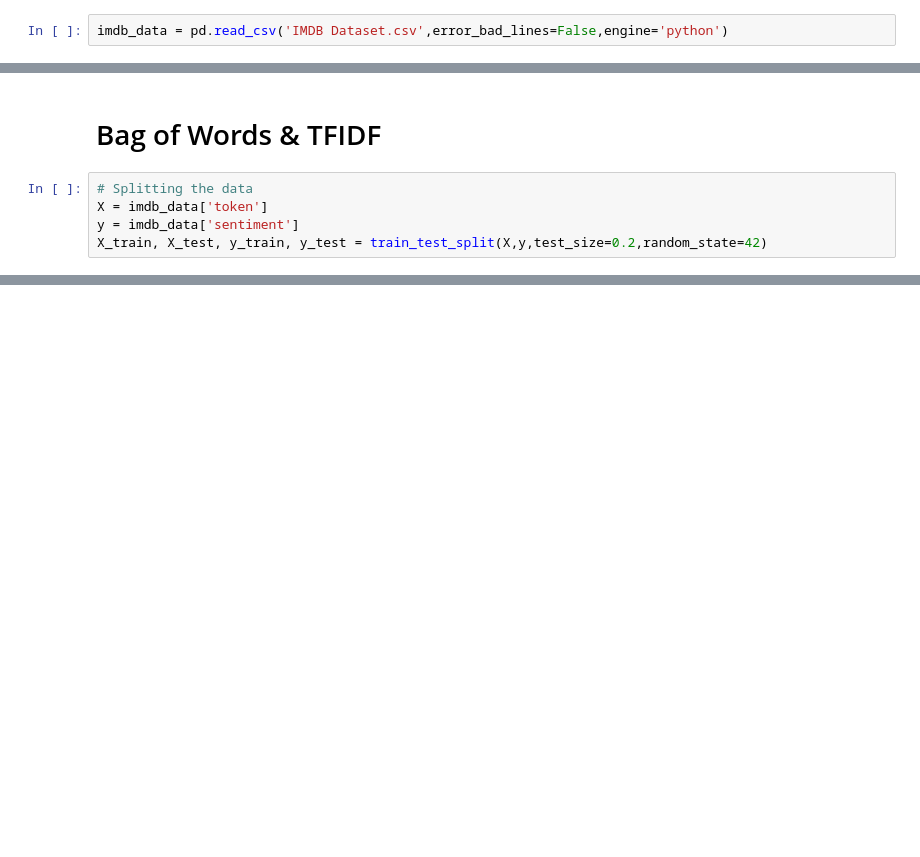
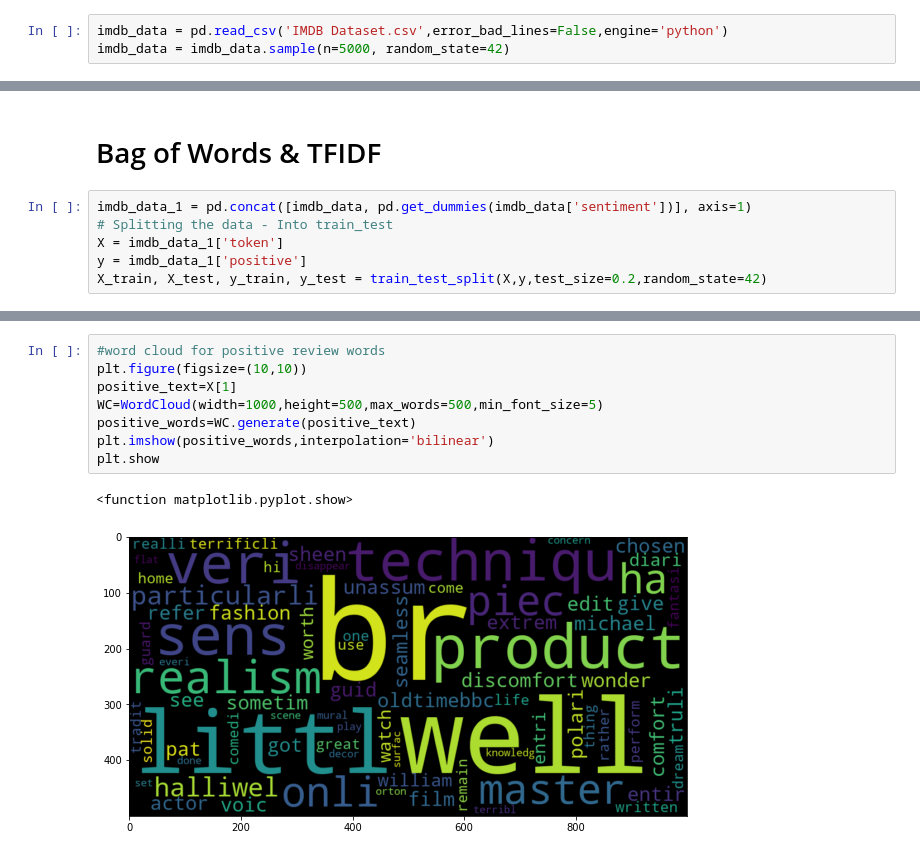
Before and after one commit to aaronjoseph/AB_Testing, a Jupyter notebook: Sentiment_Analysis.ipynb, the cells around one changed output, grey strips where cells are left out. Saved outputs shown, nothing was run; the diff lists cells and outputs as text; blank space fills up the shorter version.

Commit message:
Update with word-cloud

```diff
--- a/Sentiment_Analysis.ipynb
+++ b/Sentiment_Analysis.ipynb
@@ -38,3 +37,4 @@ nltk.download('stopwords')
 True
 # %%
 imdb_data = pd.read_csv('IMDB Dataset.csv',error_bad_lines=False,engine='python')
+imdb_data = imdb_data.sample(n=5000, random_state=42)
@@ -93,7 +91,8 @@ imdb_data['token'] = imdb_data['stem'].progress_apply(remove_stopwords)
 # %% [markdown]
 # Bag of Words & TFIDF
 # %%
-# Splitting the data
-X = imdb_data['token']
-y = imdb_data['sentiment']
+imdb_data_1 = pd.concat([imdb_data, pd.get_dummies(imdb_data['sentiment'])], axis=1)
+# Splitting the data - Into train_test
+X = imdb_data_1['token']
+y = imdb_data_1['positive']
 X_train, X_test, y_train, y_test = train_test_split(X,y,test_size=0.2,random_state=42)
@@ -113,0 +189,11 @@ Name: token, Length: 25312, dtype: object
+# %%
+#word cloud for positive review words
+plt.figure(figsize=(10,10))
+positive_text=X[1]
+WC=WordCloud(width=1000,height=500,max_words=500,min_font_size=5)
+positive_words=WC.generate(positive_text)
+plt.imshow(positive_words,interpolation='bilinear')
+plt.show
+# %% [output]
+<function matplotlib.pyplot.show>
+[figure, added]
```
Also changed, not shown: parts of 10 cells of this notebook.
